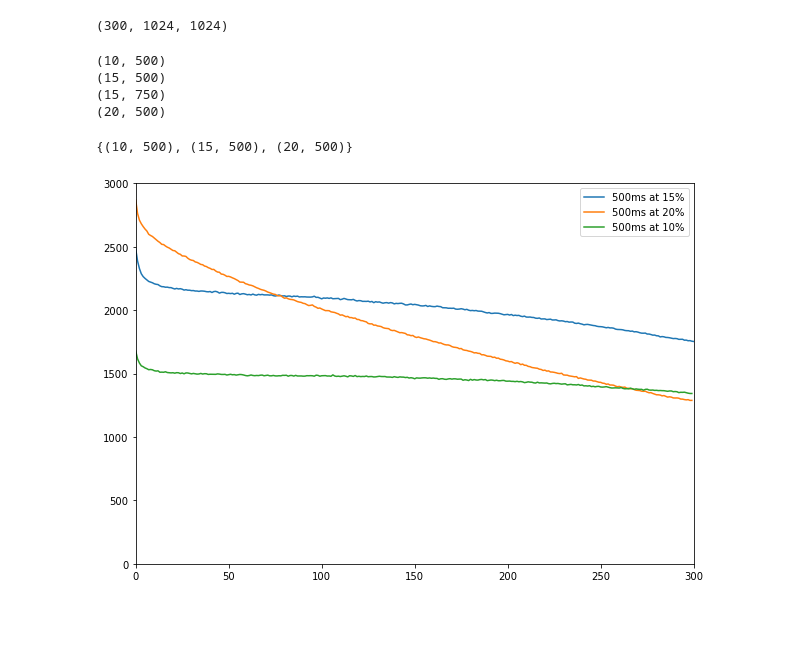
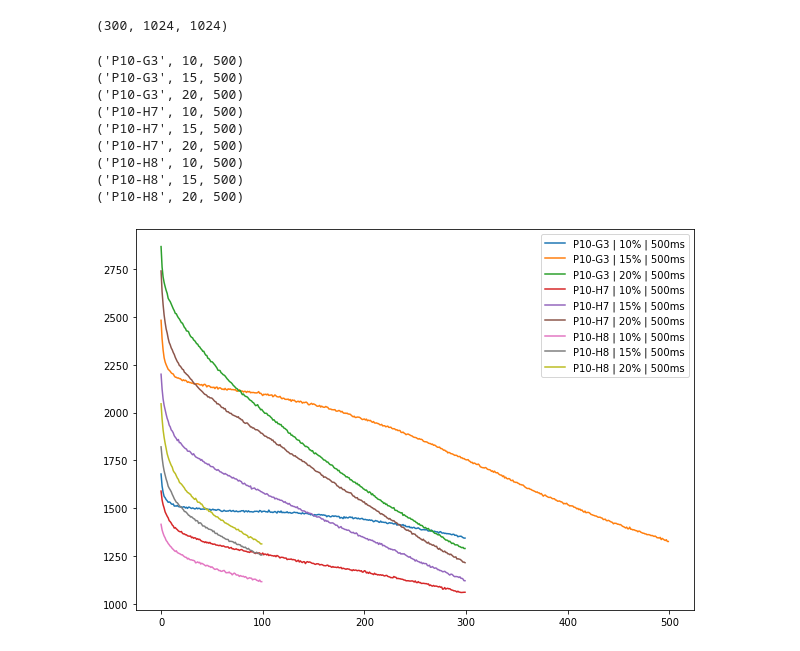
Before and after one commit to czbiohub-sf/2021-opencell-microscopy-automation, a Jupyter notebook: notebooks/2020-02-26-bleaching.ipynb, the cells around one changed output. Cells and saved outputs as stored; diff of their text form; code cells hidden in the pictures; blank space fills up the shorter version.

```diff
--- a/notebooks/2020-02-26-bleaching.ipynb
+++ b/notebooks/2020-02-26-bleaching.ipynb
@@ -25,7 +28,7 @@ The autoreload extension is already loaded. To reload it, use:
 # %%
-def get_filename(laser_power, exposure_time):
-    dirname = '*%dpercent-%dms' % (laser_power, exposure_time)
-    return glob.glob('/Users/keith.cheveralls/image-data/2020-02-26-bleaching-tests/%s/*/*.tif' % dirname)[0]
+def get_filename(well, laser_power, exposure_time):
+    dirname = '%s_%dpercent-%dms' % (well, laser_power, exposure_time)
+    return glob.glob('/Users/keith.cheveralls/image-data/%s/%s/*/*.tif' % (root_dirs[well], dirname))[0]
 # %%
 def generate_naive_mean_profiles(exposure):
     im = tifffile.imread(get_filename(*exposure))
@@ -43,6 +46,13 @@ def generate_masked_mean_profiles(exposure):
 exposures = [
     (10, 500),
     (15, 500),
-    (15, 750),
+    # (15, 750),
     (20, 500),
 ]
+
+wells = ['P10-G3', 'P10-H7', 'P10-H8']
+
+conditions = []
+for well in wells:
+    for exposure in exposures:
+        conditions.append((well, *exposure))
@@ -58,20 +80,20 @@ mask = proj > skimage.filters.threshold_li(proj)
 plt.imshow(mask)
 # %%
 mean_profiles = {}
-for exposure in exposures:
-    print(exposure)
-    mean_profiles[exposure] = generate_mean_profiles(exposure)
+for condition in conditions:
+    print(condition)
+    mean_profiles[condition] = generate_naive_mean_profiles(condition)
+# %% [output]
+('P10-G3', 10, 500)
+('P10-G3', 15, 500)
+('P10-G3', 20, 500)
+('P10-H7', 10, 500)
+('P10-H7', 15, 500)
+('P10-H7', 20, 500)
+('P10-H8', 10, 500)
+('P10-H8', 15, 500)
+('P10-H8', 20, 500)
 # %%
 masked_mean_profiles = {}
-for exposure in exposures:
-    print(exposure)
-    masked_mean_profiles[exposure] = generate_masked_mean_profiles(exposure)
+for condition in conditions:
+    masked_mean_profiles[condition] = generate_masked_mean_profiles(condition)
-# %% [output]
-(10, 500)
-(15, 500)
-(15, 750)
-(20, 500)
-# %%
-set(exposures).difference([(15, 750)])
-# %% [output]
-{(10, 500), (15, 500), (20, 500)}
@@ -78,18 +102,18 @@ set(exposures).difference([(15, 750)])
 # %%
 # mean profiles of masked images
 plt.figure(figsize=(10, 7))
-for exposure in set(exposures).difference([(15, 750)]):
-    laser_power, exposure_time = exposure
-    profile = np.array(masked_mean_profiles[exposure])
+for condition in (conditions): #.difference([(15, 750)]):
+    well, laser_power, exposure_time = condition
+    profile = np.array(masked_mean_profiles[condition])
     plt.plot(
         np.arange(len(profile)),
         profile,
-        label='%dms at %s%%' % (exposure_time, laser_power))
+        label='%s | %s%% | %dms' % condition)
 
     plt.legend()
-    plt.gca().set_xlim([0, 300])
-    plt.gca().set_ylim([0, 3000])
+    #plt.gca().set_xlim([0, 300])
+    #plt.gca().set_ylim([0, 3000])
 # %% [output]
-[figure, old version]
+[figure, new version]
 # %%
 # normalized mean profiles of masked images
```
Also changed, not shown: parts of 7 cells of this notebook, 2 other files.
